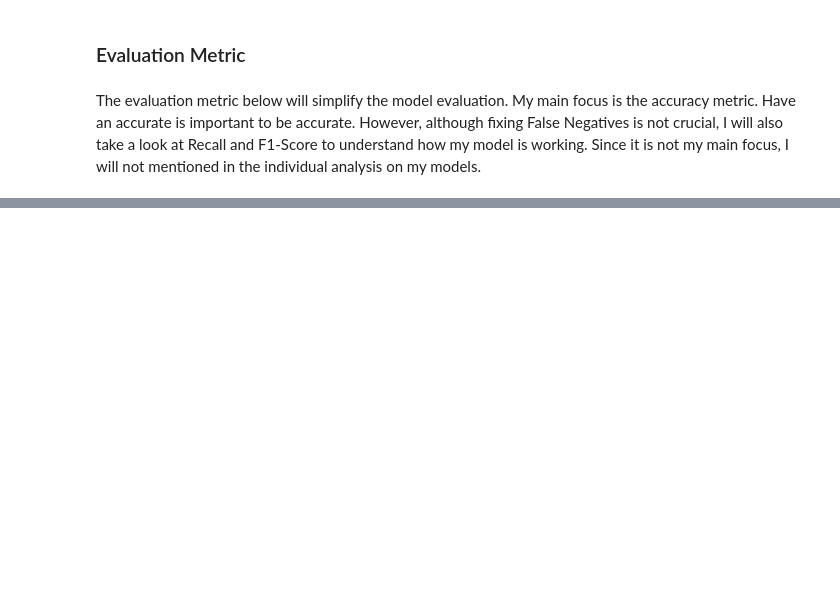
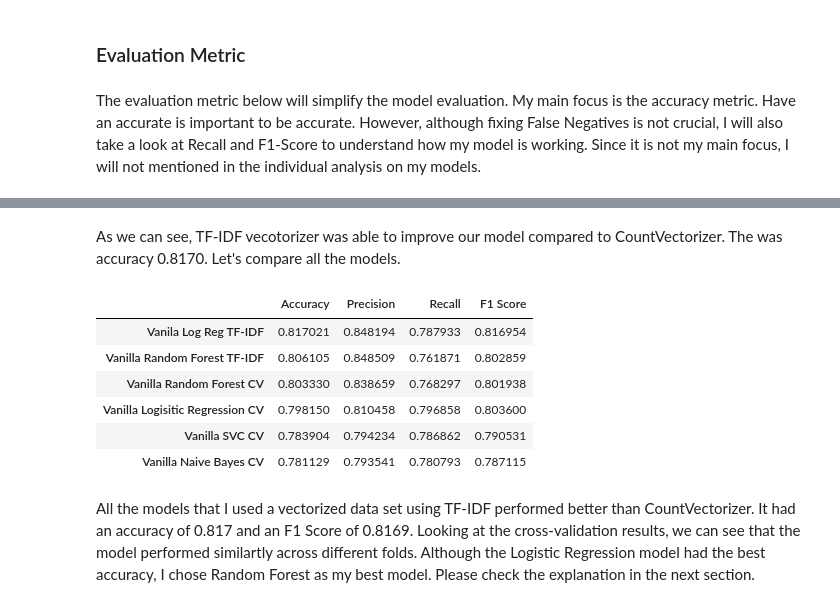
Before and after one commit to ismael-araujo/Hotel-Reviews-Analysis-Using-NLP, a Jupyter notebook: final-notebook.ipynb, the cells around one changed output, grey strips where cells are left out. Drawn from its saved outputs; the diff is of its cells as text; code cells hidden in the pictures; blank space fills up the shorter version.

```diff
--- a/final-notebook.ipynb
+++ b/final-notebook.ipynb
@@ -431,0 +491,15 @@ Since this model was tested with positive and negative reviews, it should be abl
+# %% [markdown]
+As we can see, TF-IDF vecotorizer was able to improve our model compared to CountVectorizer. The  was accuracy 0.8170. Let's compare all the models.
+# %%
+tfidf_models = pd.read_csv('csv/baseline-models_tfidf.csv', index_col=0)
+tfidf_models.sort_values(by='Accuracy', ascending=False)
+# %% [output]
+|  | Accuracy | Precision | Recall | F1 Score |
+| Vanila Log Reg TF-IDF | 0.817021 | 0.848194 | 0.787933 | 0.816954 |
+| Vanilla Random Forest TF-IDF | 0.806105 | 0.848509 | 0.761871 | 0.802859 |
+| Vanilla Random Forest CV | 0.803330 | 0.838659 | 0.768297 | 0.801938 |
+| Vanilla Logisitic Regression CV | 0.798150 | 0.810458 | 0.796858 | 0.803600 |
+| Vanilla SVC CV | 0.783904 | 0.794234 | 0.786862 | 0.790531 |
+| Vanilla Naive Bayes CV | 0.781129 | 0.793541 | 0.780793 | 0.787115 |
+# %% [markdown]
+All the models that I used a vectorized data set using TF-IDF performed better than CountVectorizer. It had an accuracy of 0.817 and an F1 Score of 0.8169. Looking at the cross-validation results, we can see that the model performed similartly across different folds. Although the Logistic Regression model had the best accuracy, I chose Random Forest as my best model. Please check the explanation in the next section.
```
Also changed, not shown: parts of 47 cells of this notebook, 25 other files.
